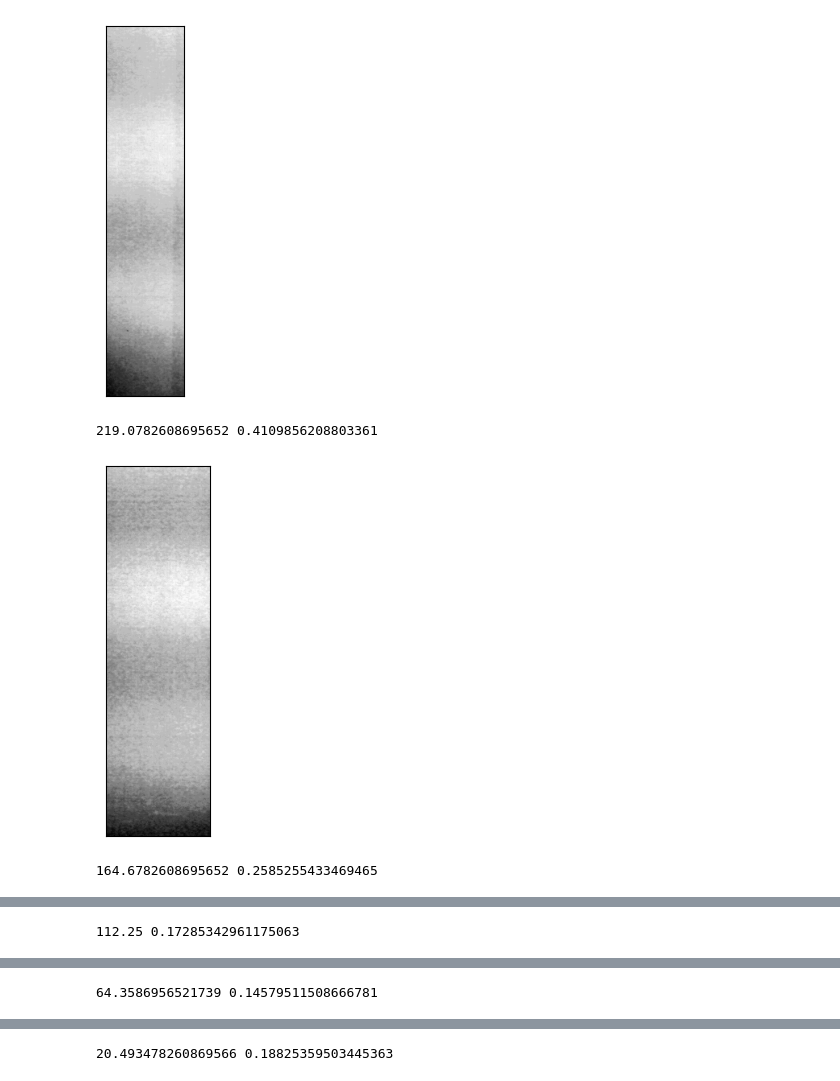
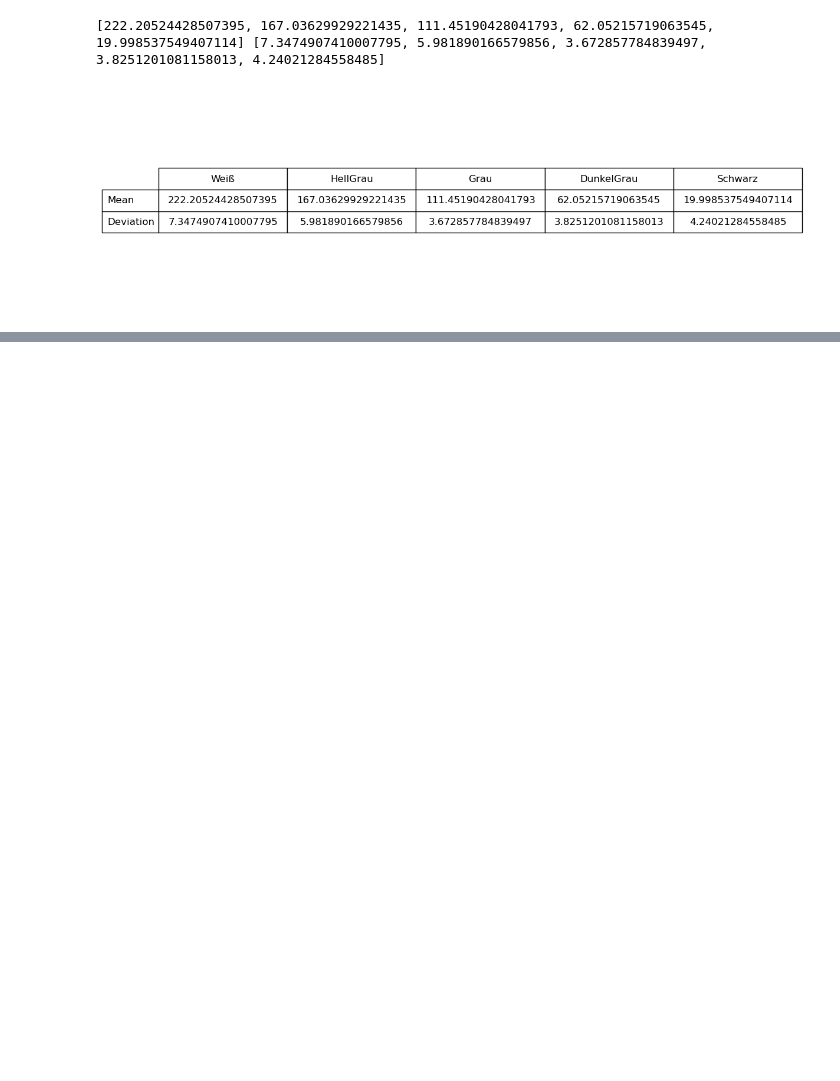
Before and after one commit to Matze-Katze/SSS, a Jupyter notebook: Versuch2/Versuch.ipynb, the cells around one changed output, grey strips where cells are left out. Saved outputs shown, nothing was run; the diff lists cells and outputs as text; code cells hidden in the pictures; blank space fills up the shorter version.

```diff
--- a/Versuch2/Versuch.ipynb
+++ b/Versuch2/Versuch.ipynb
@@ -5,29 +7,37 @@ import matplotlib.pyplot as plt
 # %%
-def readImg(path:str, x1, x2, y1, y2):
+def readImg(path:str, x1=0, x2=-1, y1=0, y2=-1):
     M = cv2.imread(path, cv2.IMREAD_GRAYSCALE)
     return M[y1:y2, x1:x2]
 
 imgList=[]
 imgList.append(readImg("./Bilder/grayscalePic.png",10, 107, 10,470))
 imgList.append(readImg("./Bilder/grayscalePic.png",127, 256, 10,470))
 imgList.append(readImg("./Bilder/grayscalePic.png",276, 405, 10,470))
 imgList.append(readImg("./Bilder/grayscalePic.png",425, 555, 10,470))
 imgList.append(readImg("./Bilder/grayscalePic.png",575, 630, 10,470))
+meanList=[]
+deviationList=[]
 for img in imgList:
-    plt.imshow(img, cmap='gray')
-    plt.xticks([]), plt.yticks([])
+    # print(format(img.shape))
+    # plt.imshow(img, cmap='gray')
+    # plt.xticks([]), plt.yticks([])
     # cv2.imshow("titel",img)
     # cv2.waitKey(0)
     # cv2.destroyAllWindows()
-    plt.show()
+    # plt.show()
     grauwerte= []
-    for pixel in img:
-        grauwerte.append(float(pixel[0]))
-    mean = (float(np.mean(grauwerte)))
-    deviation = (float(np.std(grauwerte))/np.sqrt(len(grauwerte)))
-    print(mean,deviation)
+    for pixel in img.flatten():
+        grauwerte.append(float(pixel))
+    meanList.append(float(np.mean(grauwerte)))
+    deviationList.append(float(np.std(grauwerte)))
+print(meanList,deviationList)
+fig, ax = plt.subplots()
+ax.axis('off')
+table = ax.table(cellText=[meanList,deviationList], loc='center', cellLoc='center', colLabels=("Weiß","HellGrau","Grau","DunkelGrau","Schwarz"),rowLabels=("Mean","Deviation"))
+table.auto_set_font_size(False)
+table.set_fontsize(12)
+table.scale(2.2, 2.2)  # Adjust the size of the table
+plt.show()
 # %% [output]
+[222.20524428507395, 167.03629929221435, 111.45190428041793, 62.05215719063545, 19.998537549407114] [7.3474907410007795, 5.981890166579856, 3.672857784839497, 3.8251201081158013, 4.24021284558485]
-[figure, old version]
+[figure, new version]
-219.0782608695652 0.4109856208803361
-[figure, removed]
-164.6782608695652 0.2585255433469465
@@ -35 +43,0 @@ for img in imgList:
-112.25 0.17285342961175063
@@ -37 +43,0 @@ for img in imgList:
-64.3586956521739 0.14579511508666781
@@ -39 +43,0 @@ for img in imgList:
-20.493478260869566 0.18825359503445363
```
Also changed, not shown: parts of 8 cells of this notebook.
